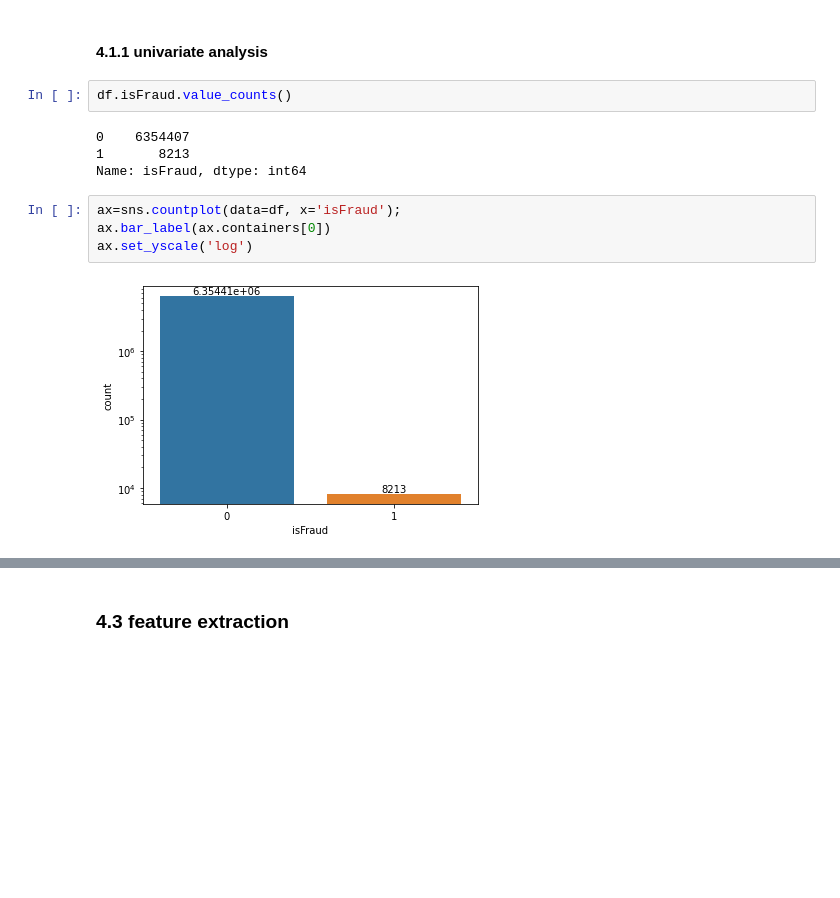
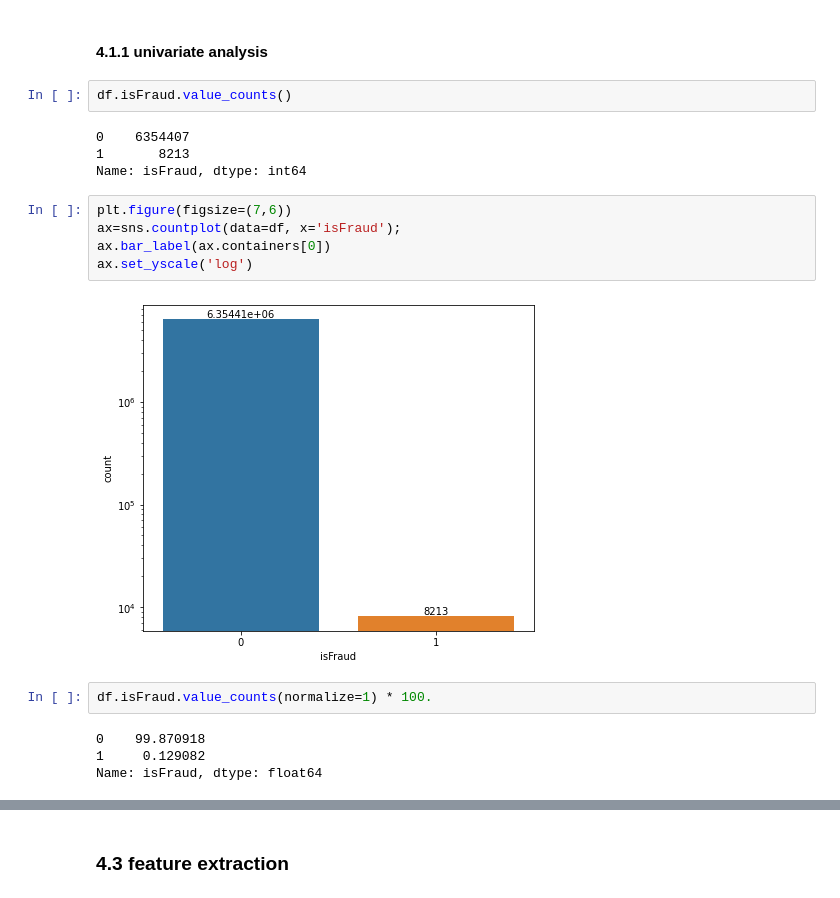
Before and after one commit to arj7192/fight_fraud_with_machine_learning, a Jupyter notebook: Chapter07/online_transaction_fraud_detection.ipynb, the cells around one changed output, grey strips where cells are left out. Saved outputs shown, nothing was run; the diff lists cells and outputs as text; blank space fills up the shorter version.

```diff
--- a/Chapter07/online_transaction_fraud_detection.ipynb
+++ b/Chapter07/online_transaction_fraud_detection.ipynb
@@ -167,16 +110,23 @@ print(f"{len(df[df.duplicated()])} entries are duplicates")
 ### 4.1 univariate and bivariate analysis of original data
 # %% [markdown]
 #### 4.1.1 univariate analysis
-# %%
-df.isFraud.value_counts()
-# %% [output]
-0    6354407
-1       8213
-Name: isFraud, dtype: int64
+# %%
+df.isFraud.value_counts()
+# %% [output]
+0    6354407
+1       8213
+Name: isFraud, dtype: int64
 # %%
+plt.figure(figsize=(7,6))
 ax=sns.countplot(data=df, x='isFraud');
 ax.bar_label(ax.containers[0])
 ax.set_yscale('log')
 # %% [output]
-[figure, old version]
+[figure, new version]
+# %%
+df.isFraud.value_counts(normalize=1) * 100.
+# %% [output]
+0    99.870918
+1     0.129082
+Name: isFraud, dtype: float64
 # %%
```
Also changed, not shown: parts of 98 cells of this notebook, 3 other files.
